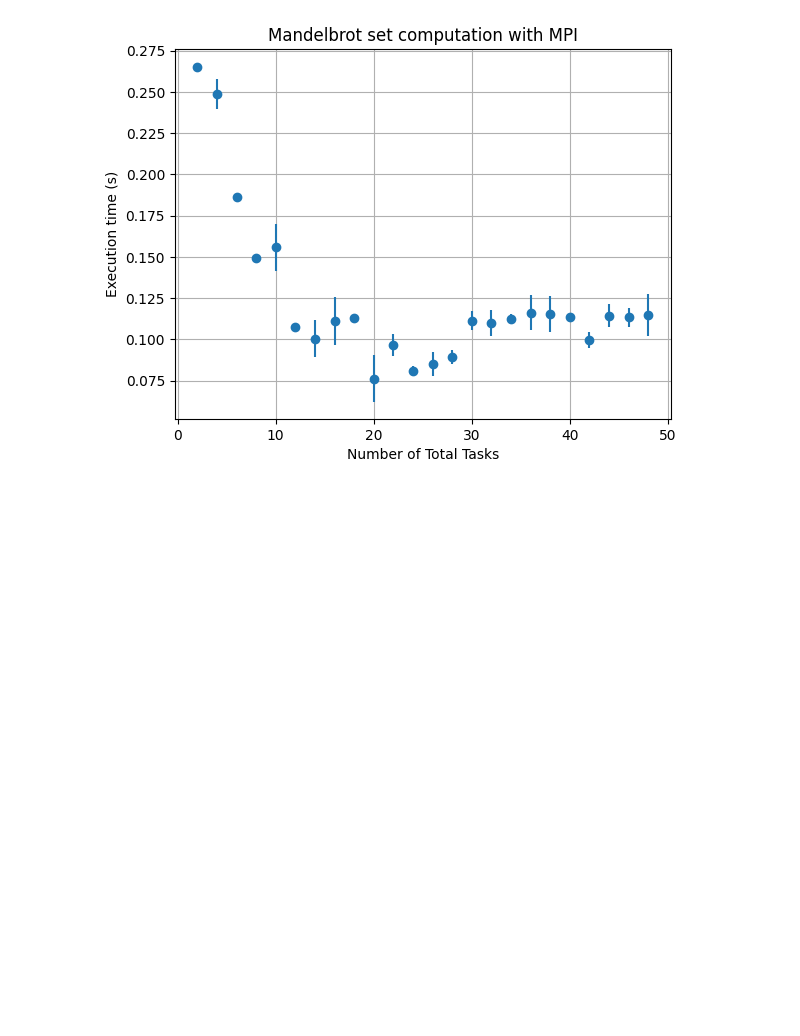
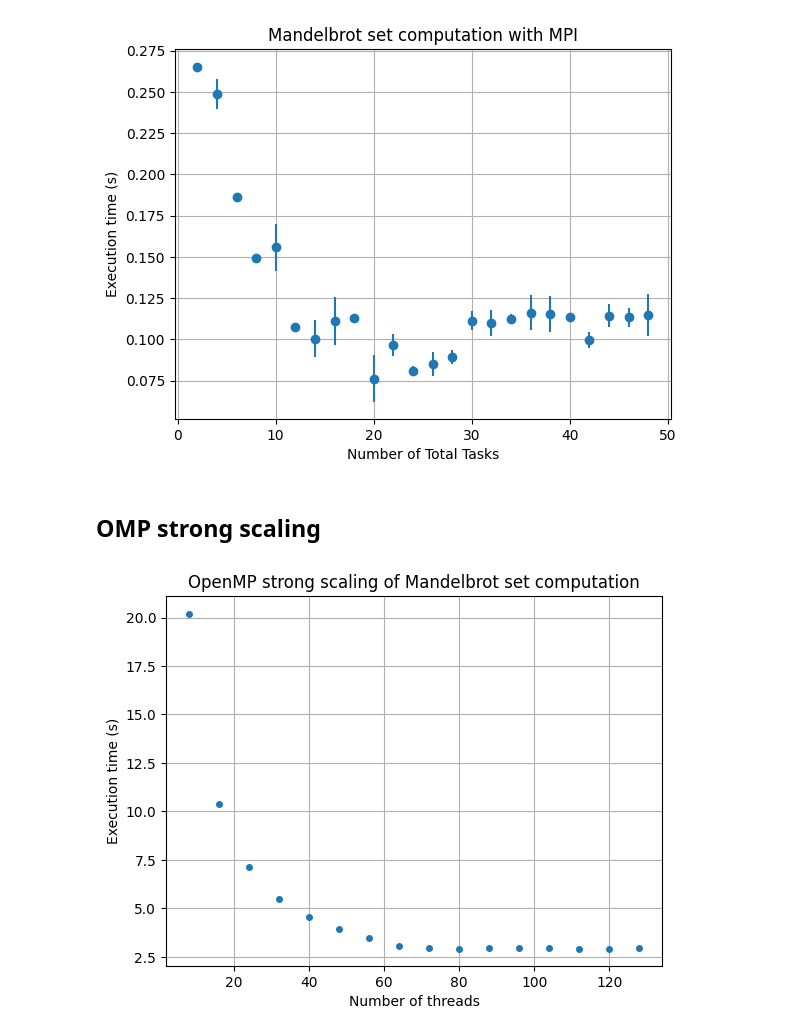
Before and after one commit to mzampar/High_Performance_Computing_2023, a Jupyter notebook: Excercise_2_c/scaling/results/analysis.ipynb, the cells around one changed output. Drawn from its saved outputs; the diff is of its cells as text; code cells hidden in the pictures; blank space fills up the shorter version.

```diff
--- a/Excercise_2_c/scaling/results/analysis.ipynb
+++ b/Excercise_2_c/scaling/results/analysis.ipynb
@@ -33,4 +33,21 @@ plt.grid()
 plt.show()
 # %% [output]
 [figure]
+# %% [markdown]
+## OMP strong scaling
+# %%
+omp_times = pd.read_csv('omp_strong_scaling.csv')
+
+mean_times = omp_times.groupby('Threads').mean()
+std_times = omp_times.groupby('Threads').std()
+
+# The sd are too small to be seen
+plt.errorbar(mean_times.index, mean_times['Elapsed Time(s)'], yerr=std_times['Elapsed Time(s)'], fmt='o', markersize=4)
+plt.xlabel('Number of threads')
+plt.ylabel('Execution time (s)')
+plt.title('OpenMP strong scaling of Mandelbrot set computation')
+plt.grid()
+plt.show()
+# %% [output]
+[figure, added]
 # %% [markdown]
```
Also changed, not shown: parts of 4 cells of this notebook, 5 other files.
